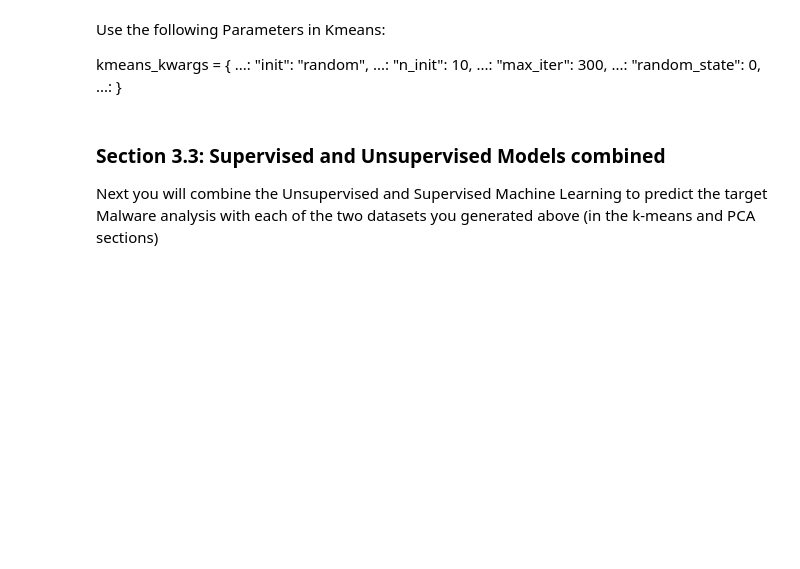
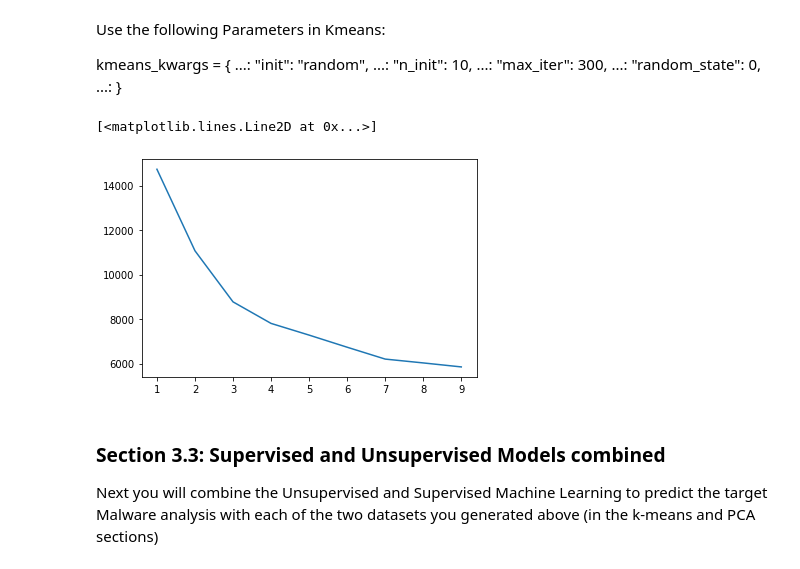
Before and after one commit to NaveenPaulBosco/BubbleSort, a Jupyter notebook: ML_on_CLAMP.ipynb, the cells around one changed output. Cells and saved outputs as stored; diff of their text form; code cells hidden in the pictures; blank space fills up the shorter version.

```diff
--- a/ML_on_CLAMP.ipynb
+++ b/ML_on_CLAMP.ipynb
@@ -884,12 +880,17 @@ Other benefits of PCA include reduction of noise in the data, feature selection
 # %%
 #Implement PCA
 from sklearn.decomposition import PCA
-pca = #TODO Implement PCA with 5 Components
+pca = PCA(n_components=5) #TODO Implement PCA with 5 Components
 
 # fit PCA using the training dataset and transform the train and test sets
+pca.fit(X_train)
+explainted_variance_ratio = pca.explained_variance_ratio_
 
-principalComponents_train =
-principalComponents_test =
+
+principalComponents_train = X_train.copy()
+principalComponents_test = X_test.copy()
+
+
 # Create new Df with PCA Features generated from the train dataset you created in section 2
 principalDf_train = pd.DataFrame(data = principalComponents_train
              , columns = ['principal component 1', 'principal component 2','principal component 3', 'principal component 4','principal component 5'])
@@ -913,8 +914,17 @@ kmeans_kwargs = {
 ...: }
 # %%
 #TODO train a different kmeans model for each value of k using the PCA dataset and log the SSE score for each k
+wcss = []
+for i in range(1, 10):
+    k = KMeans(n_clusters = i, init = 'random', random_state = 0, max_iter = 300, n_init = 10)
+    k.fit(principalComponents_train)
+    wcss.append(k.inertia_)
 # %%
 # TODO Plot Cluster SSE scores
+plt.plot(range(1, 10), wcss)
+# %% [output]
+[<matplotlib.lines.Line2D at 0x...>]
+[figure, added]
 # %%
 # Optional EDA:
 # Use the newly created clusters as an additional data point for your EDA plots
```
Also changed, not shown: parts of 5 cells of this notebook.
